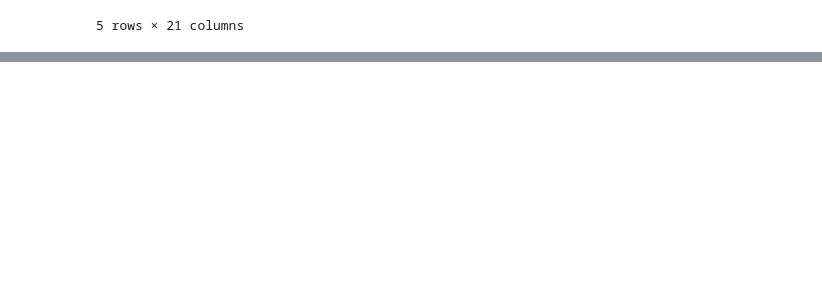
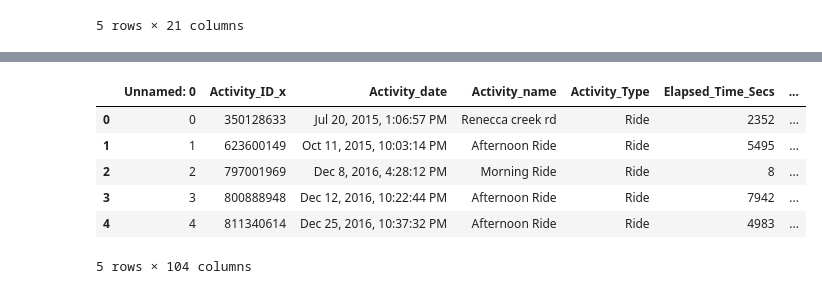
Before and after one commit to brianclements03/my_strava_project, a Jupyter notebook: Activities_Exploration_Pyspark.ipynb, the cells around one changed output, grey strips where cells are left out. Cells and saved outputs as stored; diff of their text form; code cells hidden in the pictures; blank space fills up the shorter version.

```diff
--- a/Activities_Exploration_Pyspark.ipynb
+++ b/Activities_Exploration_Pyspark.ipynb
@@ -871,0 +912,2 @@ not_rides[not_rides.Distance_KM>15]
+# %%
+just_strava = pd.read_csv('activities.csv')
@@ -871,0 +920,2 @@ not_rides[not_rides.Distance_KM>15]
+# %%
+just_strava = just_strava.rename(columns={'Activity ID':'Activity_ID','Activity Date':'Activity_date'})
@@ -871,0 +928,2 @@ not_rides[not_rides.Distance_KM>15]
+# %%
+copy = all_activities.copy()
@@ -871,0 +939,10 @@ not_rides[not_rides.Distance_KM>15]
+# %%
+tempdf.head()
+# %% [output]
+|  | Unnamed: 0 | Activity_ID_x | Activity_date | Activity_name | Activity_Type | Elapsed_Time_Secs | ... |
+| 0 | 0 | 350128633 | Jul 20, 2015, 1:06:57 PM | Renecca creek rd | Ride | 2352 | ... |
+| 1 | 1 | 623600149 | Oct 11, 2015, 10:03:14 PM | Afternoon Ride | Ride | 5495 | ... |
+| 2 | 2 | 797001969 | Dec 8, 2016, 4:28:12 PM | Morning Ride | Ride | 8 | ... |
+| 3 | 3 | 800888948 | Dec 12, 2016, 10:22:44 PM | Afternoon Ride | Ride | 7942 | ... |
+| 4 | 4 | 811340614 | Dec 25, 2016, 10:37:32 PM | Afternoon Ride | Ride | 4983 | ... |
+5 rows × 104 columns
```
Also changed, not shown: parts of 26 cells of this notebook, 1 other file.
